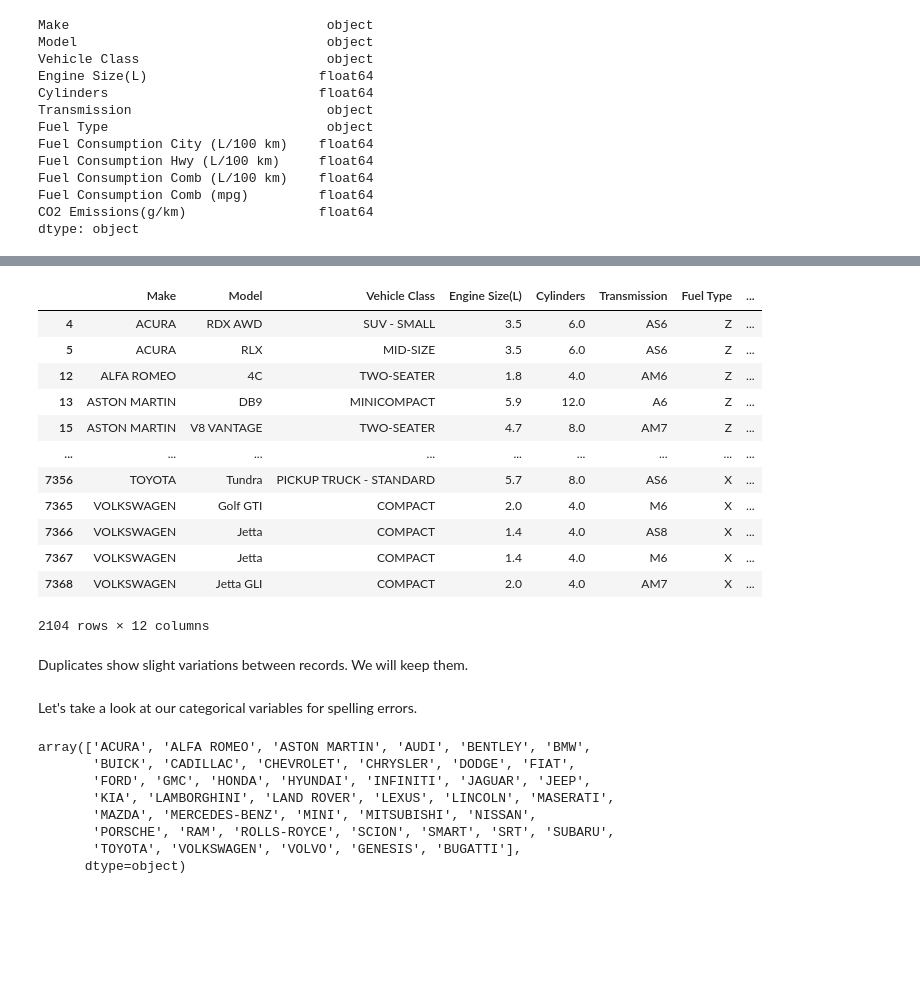
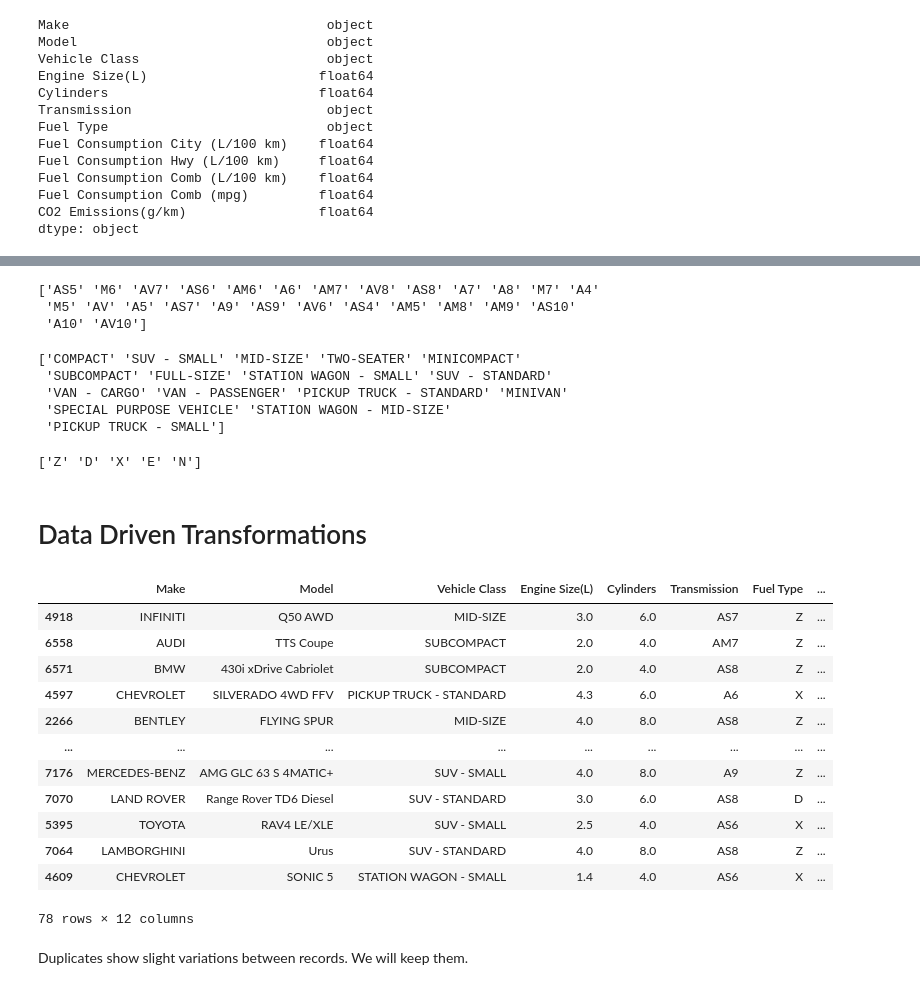
Before and after one commit to JavenMW/Emissions, a Jupyter notebook: Cleaning.ipynb, the cells around one changed output, grey strips where cells are left out. Cells and saved outputs as stored; diff of their text form; code cells hidden in the pictures; blank space fills up the shorter version.

```diff
--- a/Cleaning.ipynb
+++ b/Cleaning.ipynb
@@ -105,32 +122,46 @@ dtype: object
+# %%
+print(df['Transmission'].unique())
+# %% [output]
+['AS5' 'M6' 'AV7' 'AS6' 'AM6' 'A6' 'AM7' 'AV8' 'AS8' 'A7' 'A8' 'M7' 'A4'
+ 'M5' 'AV' 'A5' 'AS7' 'A9' 'AS9' 'AV6' 'AS4' 'AM5' 'AM8' 'AM9' 'AS10'
+ 'A10' 'AV10']
+# %%
+print(df['Vehicle Class'].unique())
+# %% [output]
+['COMPACT' 'SUV - SMALL' 'MID-SIZE' 'TWO-SEATER' 'MINICOMPACT'
+ 'SUBCOMPACT' 'FULL-SIZE' 'STATION WAGON - SMALL' 'SUV - STANDARD'
+ 'VAN - CARGO' 'VAN - PASSENGER' 'PICKUP TRUCK - STANDARD' 'MINIVAN'
+ 'SPECIAL PURPOSE VEHICLE' 'STATION WAGON - MID-SIZE'
+ 'PICKUP TRUCK - SMALL']
+# %%
+print(df['Fuel Type'].unique())
+# %% [output]
+['Z' 'D' 'X' 'E' 'N']
+# %% [markdown]
+# Data Driven Transformations
+# %%
+train_df, test_df = train_test_split(df, test_size=.20, random_state=42)
+
+# Below two lines of code are just so methods for my pandas objects will be recognized by my IDE. IE so my methods show a certain color............. (OCD)
+train_df = pd.DataFrame(train_df)
+test_df = pd.DataFrame(test_df)
 # %%
-df[df.duplicated(keep=False)]
+train_df[train_df.duplicated(keep=False)]
+test_df[test_df.duplicated(keep=False)]
 # duplicated values show variations in data. not sure why it is returning these values
 # %% [output]
 |  | Make | Model | Vehicle Class | Engine Size(L) | Cylinders | Transmission | Fuel Type | ... |
-| 4 | ACURA | RDX AWD | SUV - SMALL | 3.5 | 6.0 | AS6 | Z | ... |
-| 5 | ACURA | RLX | MID-SIZE | 3.5 | 6.0 | AS6 | Z | ... |
-| 12 | ALFA ROMEO | 4C | TWO-SEATER | 1.8 | 4.0 | AM6 | Z | ... |
-| 13 | ASTON MARTIN | DB9 | MINICOMPACT | 5.9 | 12.0 | A6 | Z | ... |
-| 15 | ASTON MARTIN | V8 VANTAGE | TWO-SEATER | 4.7 | 8.0 | AM7 | Z | ... |
+| 4918 | INFINITI | Q50 AWD | MID-SIZE | 3.0 | 6.0 | AS7 | Z | ... |
+| 6558 | AUDI | TTS Coupe | SUBCOMPACT | 2.0 | 4.0 | AM7 | Z | ... |
+| 6571 | BMW | 430i xDrive Cabriolet | SUBCOMPACT | 2.0 | 4.0 | AS8 | Z | ... |
+| 4597 | CHEVROLET | SILVERADO 4WD FFV | PICKUP TRUCK - STANDARD | 4.3 | 6.0 | A6 | X | ... |
+| 2266 | BENTLEY | FLYING SPUR | MID-SIZE | 4.0 | 8.0 | AS8 | Z | ... |
 | ... | ... | ... | ... | ... | ... | ... | ... | ... |
-| 7356 | TOYOTA | Tundra | PICKUP TRUCK - STANDARD | 5.7 | 8.0 | AS6 | X | ... |
-| 7365 | VOLKSWAGEN | Golf GTI | COMPACT | 2.0 | 4.0 | M6 | X | ... |
-| 7366 | VOLKSWAGEN | Jetta | COMPACT | 1.4 | 4.0 | AS8 | X | ... |
-| 7367 | VOLKSWAGEN | Jetta | COMPACT | 1.4 | 4.0 | M6 | X | ... |
-| 7368 | VOLKSWAGEN | Jetta GLI | COMPACT | 2.0 | 4.0 | AM7 | X | ... |
+| 7176 | MERCEDES-BENZ | AMG GLC 63 S 4MATIC+ | SUV - SMALL | 4.0 | 8.0 | A9 | Z | ... |
+| 7070 | LAND ROVER | Range Rover TD6 Diesel | SUV - STANDARD | 3.0 | 6.0 | AS8 | D | ... |
+| 5395 | TOYOTA | RAV4 LE/XLE | SUV - SMALL | 2.5 | 4.0 | AS6 | X | ... |
+| 7064 | LAMBORGHINI | Urus | SUV - STANDARD | 4.0 | 8.0 | AS8 | Z | ... |
+| 4609 | CHEVROLET | SONIC 5 | STATION WAGON - SMALL | 1.4 | 4.0 | AS6 | X | ... |
-2104 rows × 12 columns
+78 rows × 12 columns
 # %% [markdown]
 Duplicates show slight variations between records. We will keep them.
-# %% [markdown]
-Let's take a look at our categorical variables for spelling errors.
-# %%
-df['Make'].unique()
-# %% [output]
-array(['ACURA', 'ALFA ROMEO', 'ASTON MARTIN', 'AUDI', 'BENTLEY', 'BMW',
-       'BUICK', 'CADILLAC', 'CHEVROLET', 'CHRYSLER', 'DODGE', 'FIAT',
-       'FORD', 'GMC', 'HONDA', 'HYUNDAI', 'INFINITI', 'JAGUAR', 'JEEP',
-       'KIA', 'LAMBORGHINI', 'LAND ROVER', 'LEXUS', 'LINCOLN', 'MASERATI',
-       'MAZDA', 'MERCEDES-BENZ', 'MINI', 'MITSUBISHI', 'NISSAN',
-       'PORSCHE', 'RAM', 'ROLLS-ROYCE', 'SCION', 'SMART', 'SRT', 'SUBARU',
-       'TOYOTA', 'VOLKSWAGEN', 'VOLVO', 'GENESIS', 'BUGATTI'],
-      dtype=object)
```
Also changed, not shown: parts of 28 cells of this notebook.
